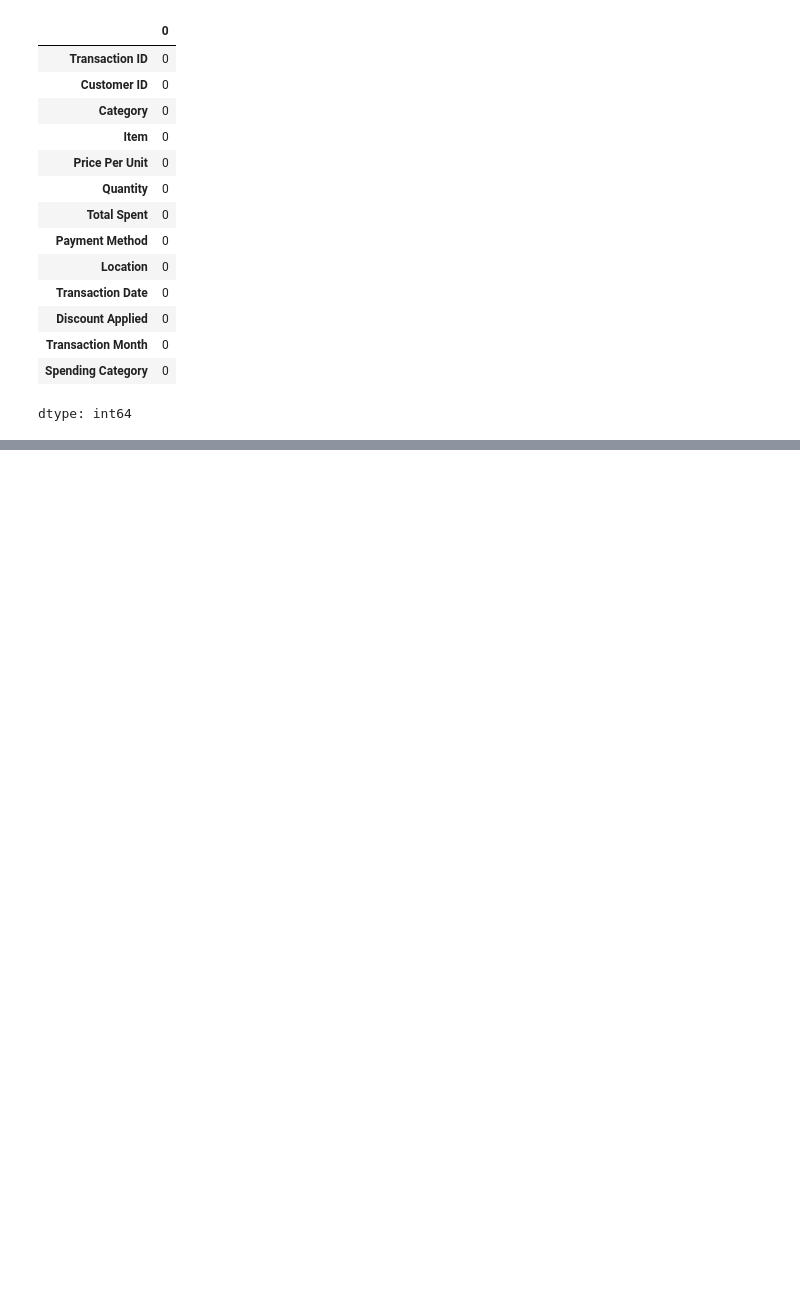
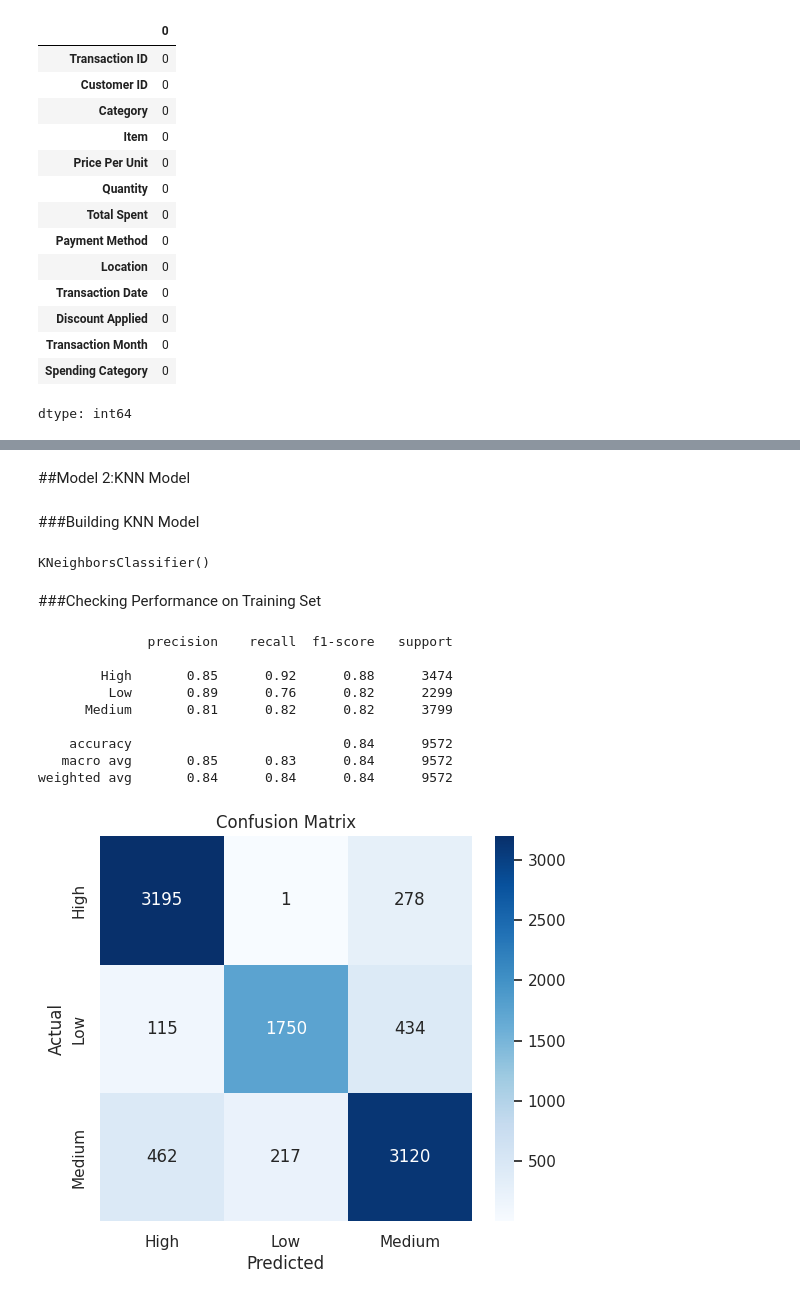
Before and after one commit to maybraniswe/Retail-Store-Sales-Analysis-and-Prediction, a Jupyter notebook: Retail_Store_Sales_Analysis_and_Prediction.ipynb, the cells around one changed output, grey strips where cells are left out. Cells and saved outputs as stored; diff of their text form; code cells hidden in the pictures; blank space fills up the shorter version.

```diff
--- a/Retail_Store_Sales_Analysis_and_Prediction.ipynb
+++ b/Retail_Store_Sales_Analysis_and_Prediction.ipynb
@@ -1139,20 +808,0 @@ plt.show()
-# %%
-# ==========================================================
-# FEATURE IMPORTANCE - RANDOM FOREST WITHOUT PCA
-# ==========================================================
-
-rf_original = RandomForestClassifier(random_state=42)
-
-rf_original.fit(X_train_scaled, y_train)
-
-feature_importance = pd.DataFrame({
-    "Feature": X.columns,
-    "Importance": rf_original.feature_importances_
-})
-
-feature_importance = feature_importance.sort_values(
-    by="Importance",
-    ascending=False
-)
-
-feature_importance.head(10)
@@ -1193,0 +900,32 @@ plt.show()
+# %% [markdown]
+##Model 2:KNN Model
+# %% [markdown]
+###Building KNN Model
+# %%
+# ==========================================================
+# KNN MODEL
+# ==========================================================
+
+knn_model = KNeighborsClassifier(n_neighbors=5)
+
+# Train the model
+knn_model.fit(X_train_scaled, y_train)
+# %% [output]
+KNeighborsClassifier()
+# %% [markdown]
+###Checking Performance on Training Set
+# %%
+knn_train_pred = knn_model.predict(X_train_scaled)
+
+metrics_score(y_train, knn_train_pred)
+# %% [output]
+              precision    recall  f1-score   support
+
+        High       0.85      0.92      0.88      3474
+         Low       0.89      0.76      0.82      2299
+      Medium       0.81      0.82      0.82      3799
+
+    accuracy                           0.84      9572
+   macro avg       0.85      0.83      0.84      9572
+weighted avg       0.84      0.84      0.84      9572
+[figure, added]
```
Also changed, not shown: parts of 91 cells of this notebook.
